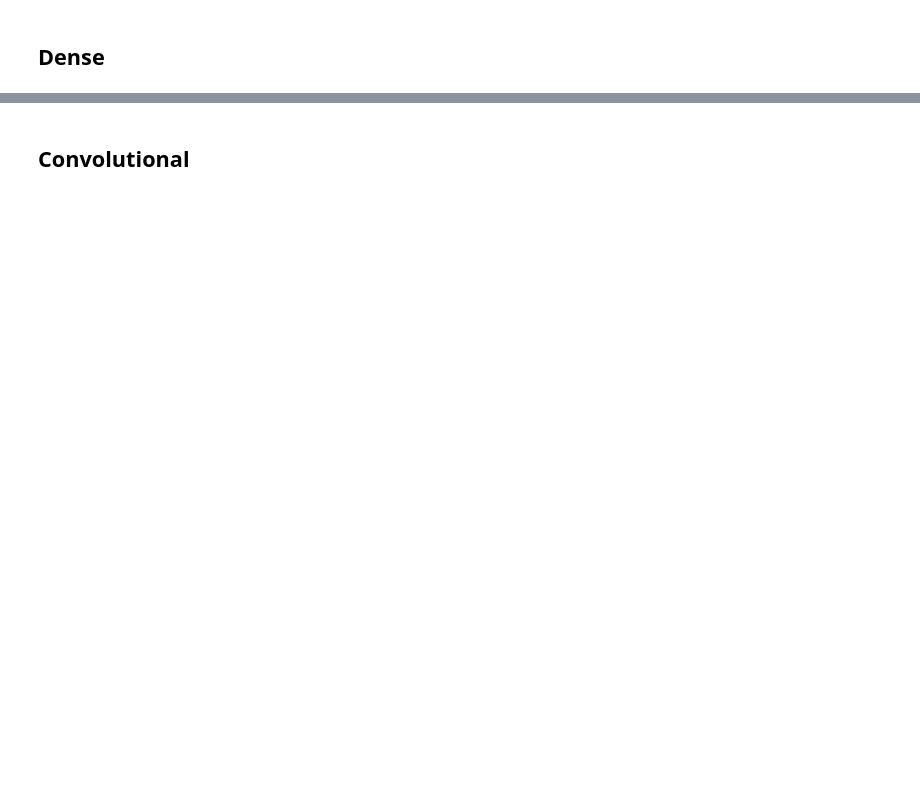
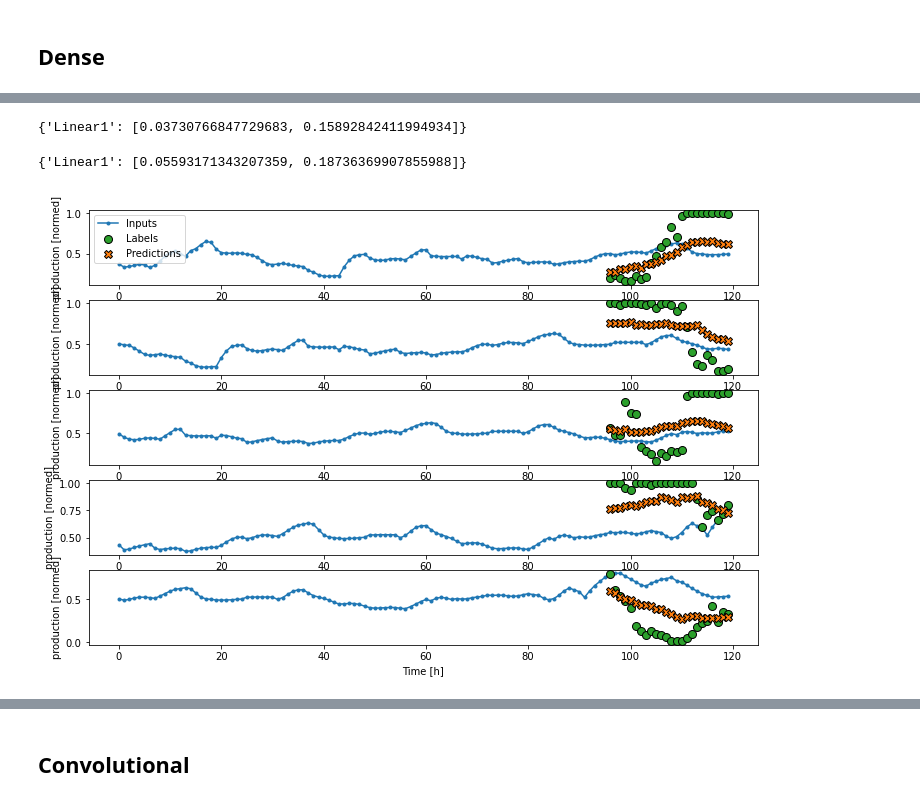
Before and after one commit to sarikayamerts/thesis, a Jupyter notebook: notebooks/lstm_tf.ipynb, the cells around one changed output, grey strips where cells are left out. Drawn from its saved outputs; the diff is of its cells as text; code cells hidden in the pictures; blank space fills up the shorter version.

```diff
--- a/notebooks/lstm_tf.ipynb
+++ b/notebooks/lstm_tf.ipynb
@@ -64,10 +77,11 @@ for i, plant in enumerate(PLANTS):
 # %%
-SELECTED_PLANT = 3
+SELECTED_PLANT = 0
+
 SELECTED_PLANT_ID = PLANTS[SELECTED_PLANT]
 
 columns = [col for col in train_df.columns if col != "rt_plant_id"]
 
-train_df_pd_0 = pd.DataFrame(train_df_np[SELECTED_PLANT], index=train_indices, columns=columns)
-valid_df_pd_0 = pd.DataFrame(valid_df_np[SELECTED_PLANT], index=valid_indices, columns=columns)
-test_df_pd_0 = pd.DataFrame(test_df_np[SELECTED_PLANT], index=test_indices, columns=columns)
+train_df_pd_0 = pd.DataFrame(train_df_np[:, SELECTED_PLANT], index=train_indices, columns=columns)
+valid_df_pd_0 = pd.DataFrame(valid_df_np[:, SELECTED_PLANT], index=valid_indices, columns=columns)
+test_df_pd_0 = pd.DataFrame(test_df_np[:, SELECTED_PLANT], index=test_indices, columns=columns)
 # %%
@@ -211,9 +261,7 @@ def compile_and_fit(model, window, patience=8):
 # %%
 OUT_STEPS = 24
-num_features = 16
+num_features = 17
 
 multi_window = WindowGenerator(
-    train_df=train_df_pd_0, val_df=valid_df_pd_0, test_df=test_df_pd_0,
-    input_width=72, label_width=24, shift=48, label_columns=["production"])
-
-multi_window.plot()
+    train_df=train_df_pd_0, valid_df=valid_df_pd_0, test_df=test_df_pd_0,
+    input_width=120, label_width=24, shift=0, label_columns=["production"])
@@ -226,0 +302,10 @@ multi_performance = {}
+# %%
+model = models.Sequential()
+model.add(layers.InputLayer(input_shape=(120, 16)))
+model.add(layers.Dense(OUT_STEPS, kernel_initializer=tf.initializers.zeros()))
+model.add(layers.Flatten())
+model.add(layers.Dense(OUT_STEPS))
+model.add(layers.Reshape([OUT_STEPS, 1]))
+model.summary()
+
+history = compile_and_fit(model, multi_window)
@@ -226,0 +335,12 @@ multi_performance = {}
+# %%
+multi_val_performance
+# %% [output]
+{'Linear1': [0.03730766847729683, 0.15892842411994934]}
+# %%
+multi_performance
+# %% [output]
+{'Linear1': [0.05593171343207359, 0.18736369907855988]}
+# %%
+multi_window.plot(model, max_subplots=5)
+# %% [output]
+[figure, added]
```
Also changed, not shown: parts of 53 cells of this notebook, 2 other files.
